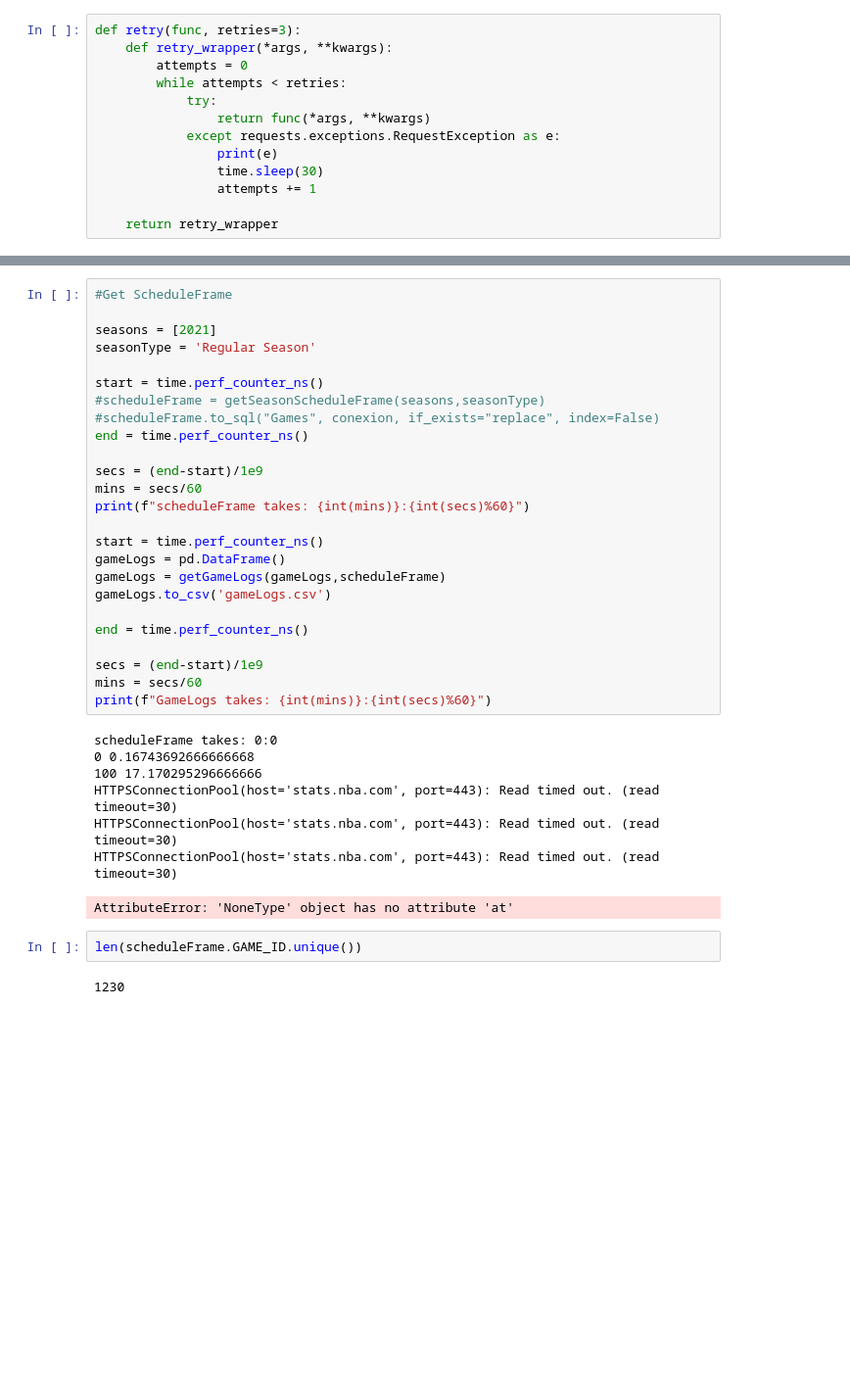
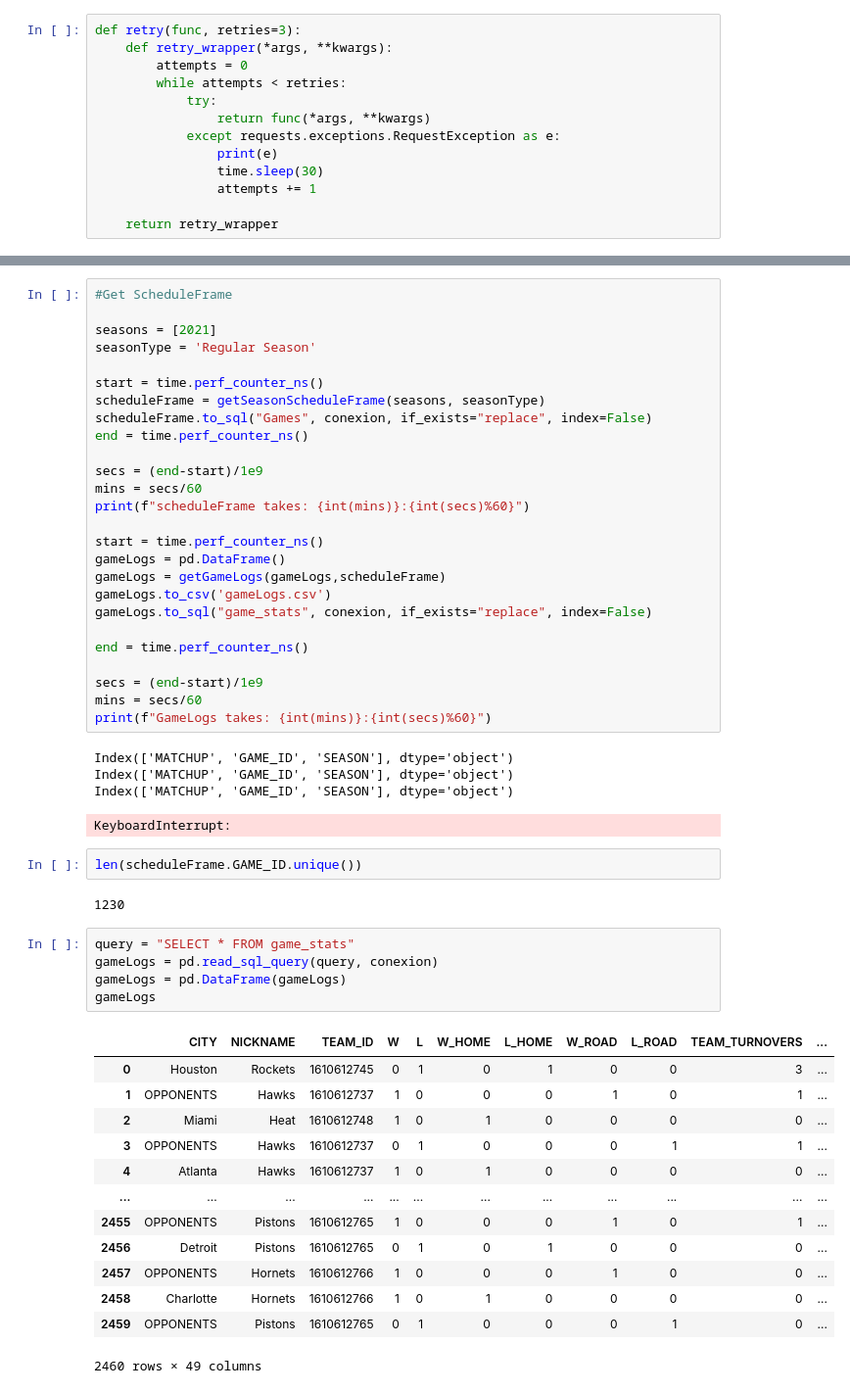
Before and after one commit to Andres-boullosa/nba-data-analytics, a Jupyter notebook: databaseinicialization.ipynb, the cells around one changed output, grey strips where cells are left out. Shown at 98% size. Drawn from its saved outputs; the diff is of its cells as text; blank space fills up the shorter version.

```diff
--- a/databaseinicialization.ipynb
+++ b/databaseinicialization.ipynb
@@ -272,8 +328,8 @@ seasons = [2021]
 seasonType = 'Regular Season'
 
 start = time.perf_counter_ns()
-#scheduleFrame = getSeasonScheduleFrame(seasons,seasonType)
-#scheduleFrame.to_sql("Games", conexion, if_exists="replace", index=False)
+scheduleFrame = getSeasonScheduleFrame(seasons, seasonType)
+scheduleFrame.to_sql("Games", conexion, if_exists="replace", index=False)
 end = time.perf_counter_ns()
 
 secs = (end-start)/1e9
@@ -284,6 +340,7 @@ start = time.perf_counter_ns()
 gameLogs = pd.DataFrame()
 gameLogs = getGameLogs(gameLogs,scheduleFrame)
 gameLogs.to_csv('gameLogs.csv')
+gameLogs.to_sql("game_stats", conexion, if_exists="replace", index=False)
 
 end = time.perf_counter_ns()
 
@@ -291,14 +348,30 @@ secs = (end-start)/1e9
 mins = secs/60
 print(f"GameLogs takes: {int(mins)}:{int(secs)%60}")
 # %% [output]
-scheduleFrame takes: 0:0
-0 0.16743692666666668
-100 17.170295296666666
-HTTPSConnectionPool(host='stats.nba.com', port=443): Read timed out. (read timeout=30)
-HTTPSConnectionPool(host='stats.nba.com', port=443): Read timed out. (read timeout=30)
-HTTPSConnectionPool(host='stats.nba.com', port=443): Read timed out. (read timeout=30)
+Index(['MATCHUP', 'GAME_ID', 'SEASON'], dtype='object')
+Index(['MATCHUP', 'GAME_ID', 'SEASON'], dtype='object')
+Index(['MATCHUP', 'GAME_ID', 'SEASON'], dtype='object')
-AttributeError: 'NoneType' object has no attribute 'at'
+KeyboardInterrupt:
 # %%
 len(scheduleFrame.GAME_ID.unique())
 # %% [output]
 1230
+# %%
+query = "SELECT * FROM game_stats"
+gameLogs = pd.read_sql_query(query, conexion)
+gameLogs = pd.DataFrame(gameLogs)
+gameLogs
+# %% [output]
+|  | CITY | NICKNAME | TEAM_ID | W | L | W_HOME | L_HOME | W_ROAD | L_ROAD | TEAM_TURNOVERS | ... |
+| 0 | Houston | Rockets | 1610612745 | 0 | 1 | 0 | 1 | 0 | 0 | 3 | ... |
+| 1 | OPPONENTS | Hawks | 1610612737 | 1 | 0 | 0 | 0 | 1 | 0 | 1 | ... |
+| 2 | Miami | Heat | 1610612748 | 1 | 0 | 1 | 0 | 0 | 0 | 0 | ... |
+| 3 | OPPONENTS | Hawks | 1610612737 | 0 | 1 | 0 | 0 | 0 | 1 | 1 | ... |
+| 4 | Atlanta | Hawks | 1610612737 | 1 | 0 | 1 | 0 | 0 | 0 | 0 | ... |
+| ... | ... | ... | ... | ... | ... | ... | ... | ... | ... | ... | ... |
+| 2455 | OPPONENTS | Pistons | 1610612765 | 1 | 0 | 0 | 0 | 1 | 0 | 1 | ... |
+| 2456 | Detroit | Pistons | 1610612765 | 0 | 1 | 0 | 1 | 0 | 0 | 0 | ... |
+| 2457 | OPPONENTS | Hornets | 1610612766 | 1 | 0 | 0 | 0 | 1 | 0 | 0 | ... |
+| 2458 | Charlotte | Hornets | 1610612766 | 1 | 0 | 1 | 0 | 0 | 0 | 0 | ... |
+| 2459 | OPPONENTS | Pistons | 1610612765 | 0 | 1 | 0 | 0 | 0 | 1 | 0 | ... |
+2460 rows × 49 columns
```
Also changed, not shown: parts of 12 cells of this notebook, 4 other files.
